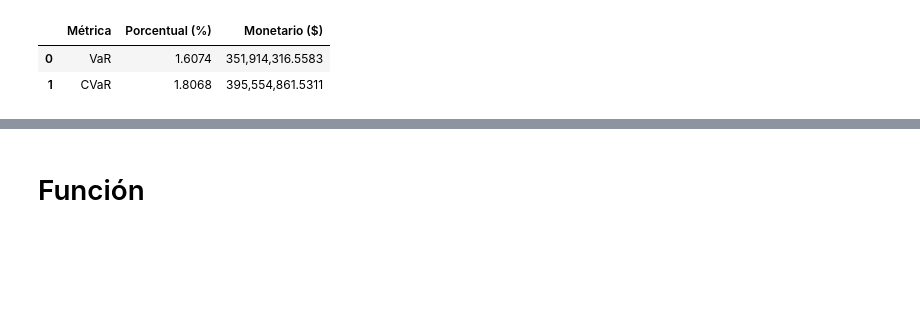
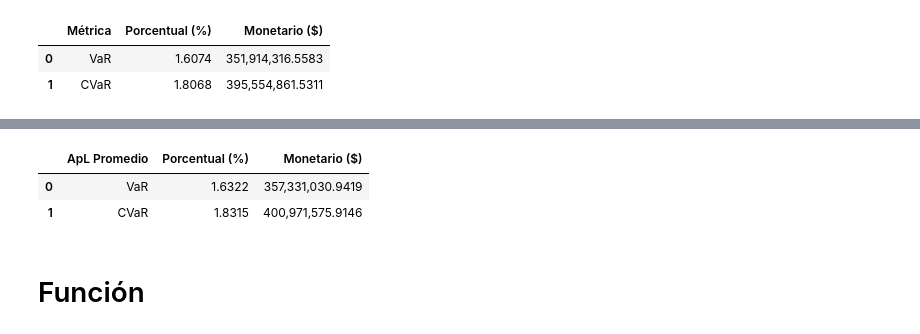
Before and after one commit to zayo1511/AdminDeRiesgos, a Jupyter notebook: Riesgo de liquidez/prueba.ipynb, the cells around one changed output, grey strips where cells are left out. Drawn from its saved outputs; the diff is of its cells as text; code cells hidden in the pictures; blank space fills up the shorter version.

```diff
--- a/Riesgo de liquidez/prueba.ipynb
+++ b/Riesgo de liquidez/prueba.ipynb
@@ -88,3 +99,10 @@ var_apl
+# %%
+var_apl_prom = pd.DataFrame({"ApL Promedio": ["VaR", "CVaR"], "Porcentual (%)": [(var + np.dot(CL_prom, weights))*100, (cvar + np.dot(CL_prom, weights))*100], "Monetario ($)": [var * sum(posiciones) + sum(CL_prom_m), cvar * sum(posiciones) + sum(CL_prom_m)]})
+var_apl_prom
+# %% [output]
+|  | ApL Promedio | Porcentual (%) | Monetario ($) |
+| 0 | VaR | 1.6322 | 357,331,030.9419 |
+| 1 | CVaR | 1.8315 | 400,971,575.9146 |
 # %% [markdown]
 # Función
 # %%
```
Also changed, not shown: parts of 19 cells of this notebook, 5 other files.
